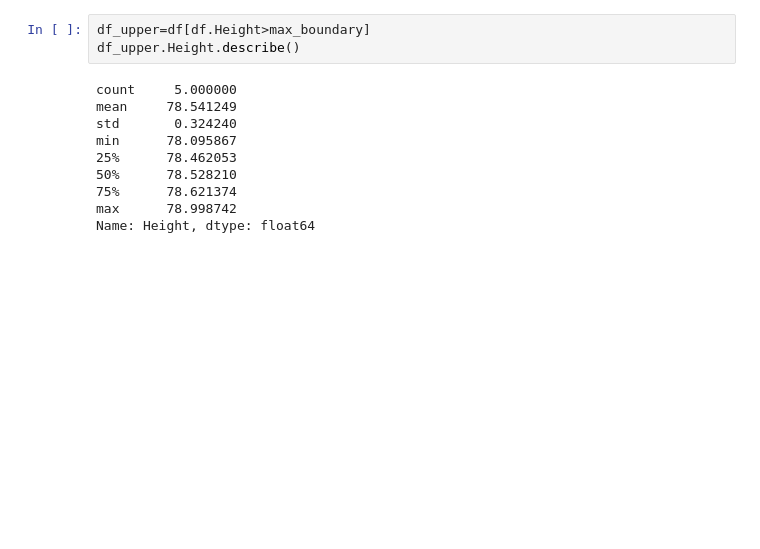
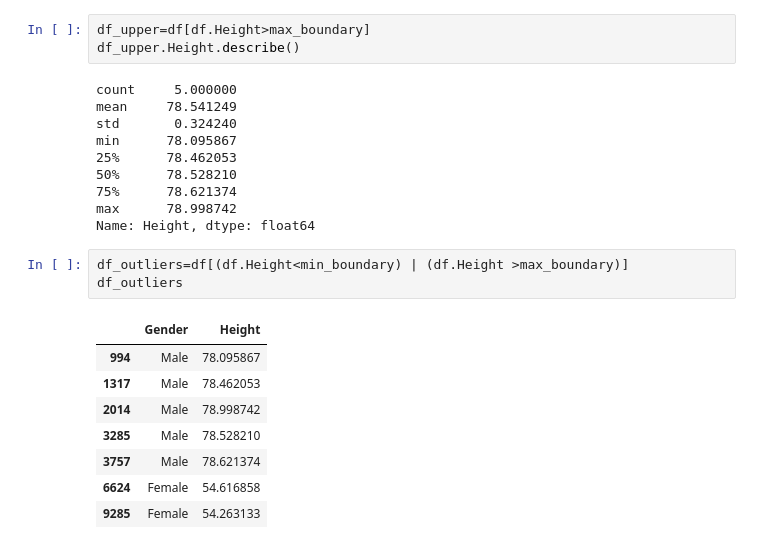
Before and after one commit to TuanMinhaj/Mathematics-Statistics-for-Data-Science, a Jupyter notebook: Ouliers/normal_disribution.ipynb, the cells around one changed output. Cells and saved outputs as stored; diff of their text form; blank space fills up the shorter version.

```diff
--- a/Ouliers/normal_disribution.ipynb
+++ b/Ouliers/normal_disribution.ipynb
@@ -84,3 +86,15 @@ min      78.095867
 75%      78.621374
 max      78.998742
 Name: Height, dtype: float64
+# %%
+df_outliers=df[(df.Height<min_boundary) | (df.Height >max_boundary)]
+df_outliers
+# %% [output]
+|  | Gender | Height |
+| 994 | Male | 78.095867 |
+| 1317 | Male | 78.462053 |
+| 2014 | Male | 78.998742 |
+| 3285 | Male | 78.528210 |
+| 3757 | Male | 78.621374 |
+| 6624 | Female | 54.616858 |
+| 9285 | Female | 54.263133 |
```
Also changed, not shown: parts of 6 cells of this notebook, 2 other files.
